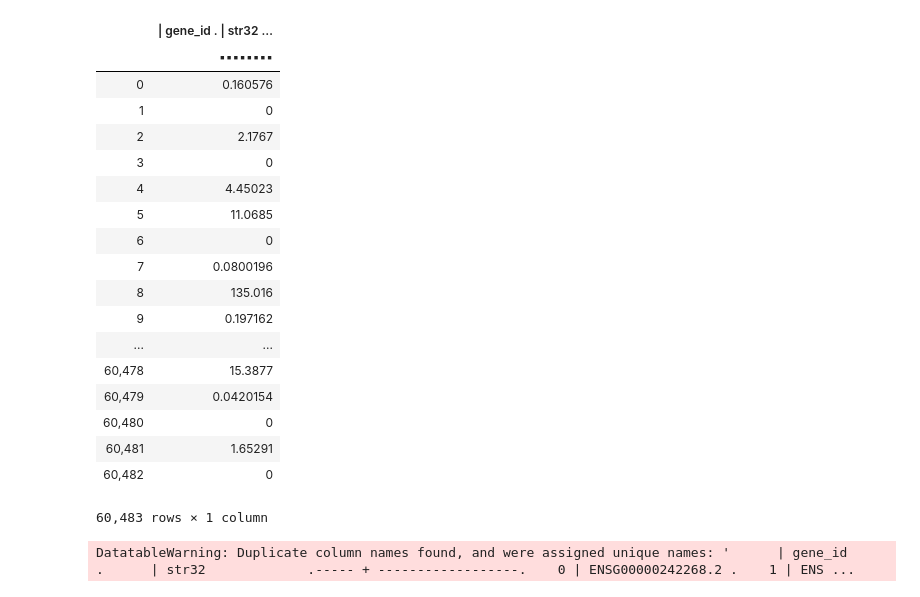
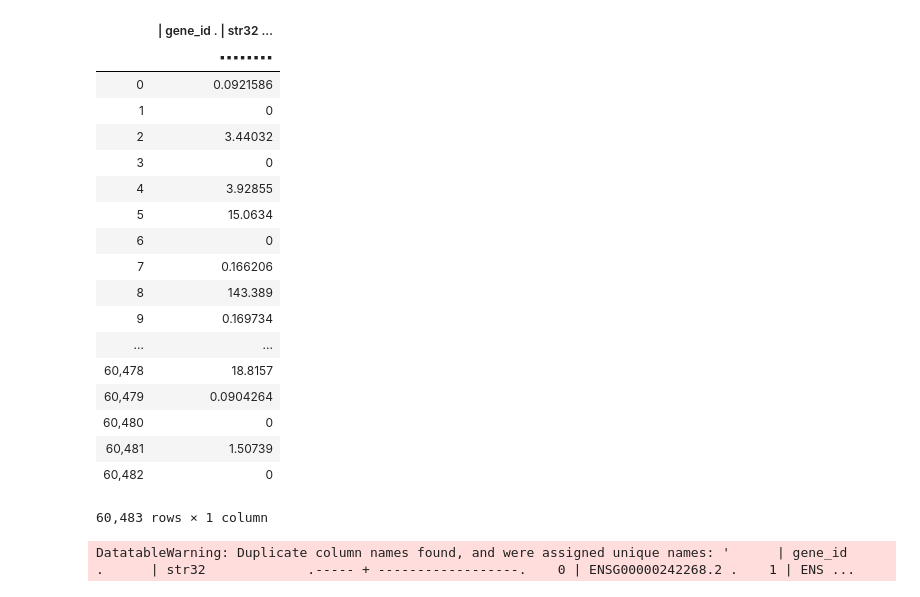
Before and after one commit to ramayyala/TRGN_510_Final_Project-Babylon-A-Stream-Lit-On-The-Fly-Hierarchal-Clustering-Application-for-User-, a Jupyter notebook: notebooks/Concatenating FPKM.ipynb, the cells around one changed output. Drawn from its saved outputs; the diff is of its cells as text; code cells hidden in the pictures.

```diff
--- a/notebooks/Concatenating FPKM.ipynb
+++ b/notebooks/Concatenating FPKM.ipynb
@@ -16,23 +55,23 @@ for filename, frame in dfs:
 # %%
-frames[0]
+frames[1]
 # %% [output]
 |  | | gene_id . | str32 … |
 |  | ▪▪▪▪▪▪▪▪ |
-| 0 | 0.160576 |
+| 0 | 0.0921586 |
 | 1 | 0 |
-| 2 | 2.1767 |
+| 2 | 3.44032 |
 | 3 | 0 |
-| 4 | 4.45023 |
-| 5 | 11.0685 |
+| 4 | 3.92855 |
+| 5 | 15.0634 |
 | 6 | 0 |
-| 7 | 0.0800196 |
-| 8 | 135.016 |
-| 9 | 0.197162 |
+| 7 | 0.166206 |
+| 8 | 143.389 |
+| 9 | 0.169734 |
 | ... | ... |
-| 60,478 | 15.3877 |
-| 60,479 | 0.0420154 |
+| 60,478 | 18.8157 |
+| 60,479 | 0.0904264 |
 | 60,480 | 0 |
-| 60,481 | 1.65291 |
+| 60,481 | 1.50739 |
 | 60,482 | 0 |
 60,483 rows × 1 column
 # %%
```
Also changed, not shown: parts of 4 cells of this notebook, 2 other files.
